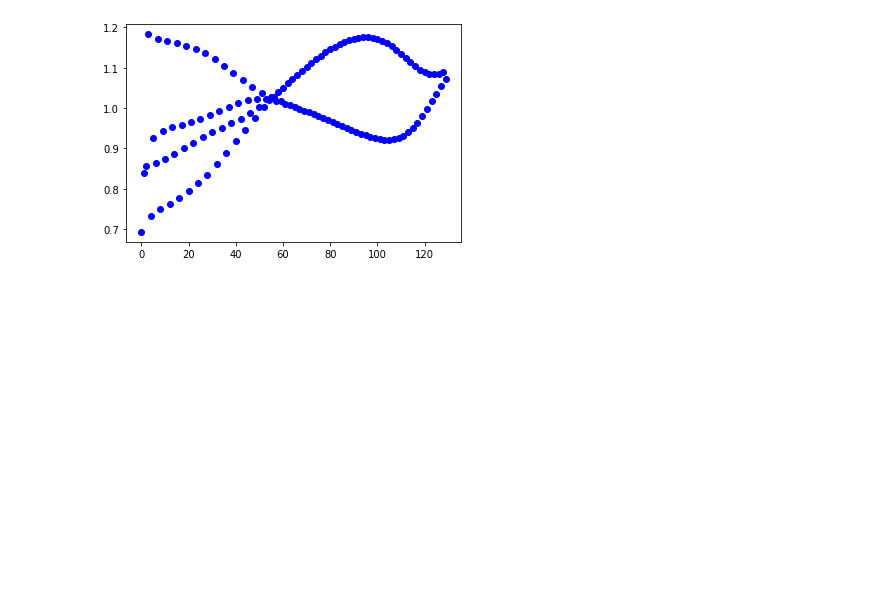
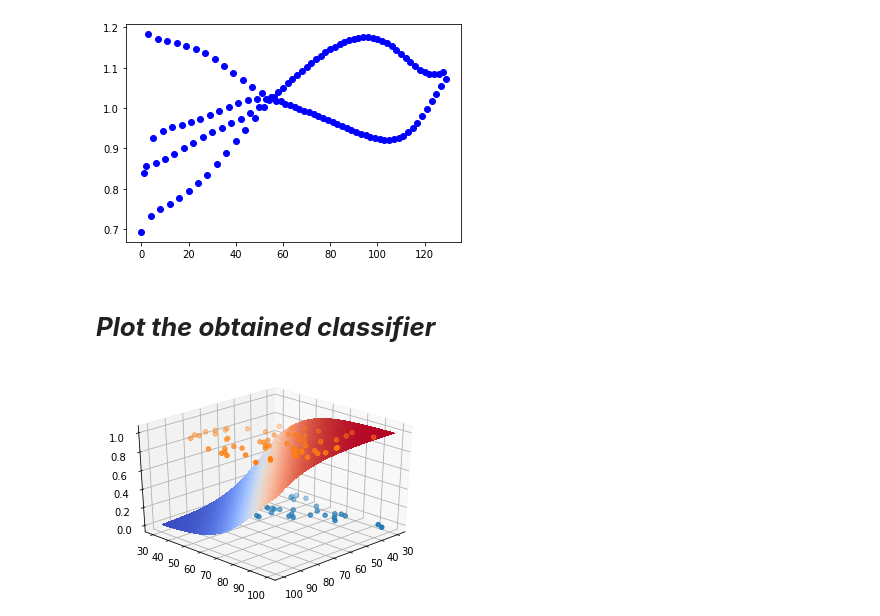
Before and after one commit to crescent98/machinelearning35911, a Jupyter notebook: assignmnent05.ipynb, the cells around one changed output. Cells and saved outputs as stored; diff of their text form; code cells hidden in the pictures; blank space fills up the shorter version.

Commit message:
4. plot the obtained classifier

```diff
--- a/assignmnent05.ipynb
+++ b/assignmnent05.ipynb
@@ -137,3 +139,22 @@ plt.scatter(range(0,i+1),objective,c="#0000ff")
 # %% [output]
 <matplotlib.collections.PathCollection at 0x...>
 [figure]
+# %% [markdown]
+# ***Plot the obtained classifier***
+# %%
+fig=plt.figure()
+ax=fig.gca(projection='3d')
+#make data
+x=np.arange(30,100,0.5)
+y=np.arange(30,100,0.5)
+x,y=np.meshgrid(x,y)
+z=h_function(theta_temp,x,y)
+
+surf=ax.plot_surface(x,y,z,cmap=cm.coolwarm,
+                     linewidth=0,antialiased=False)
+ax.scatter(x_label0,y_label0,0)
+ax.scatter(x_label1,y_label1,1)
+ax.view_init(30,45)
+plt.show()
+# %% [output]
+[figure, added]
```
Also changed, not shown: parts of 1 cell of this notebook.
